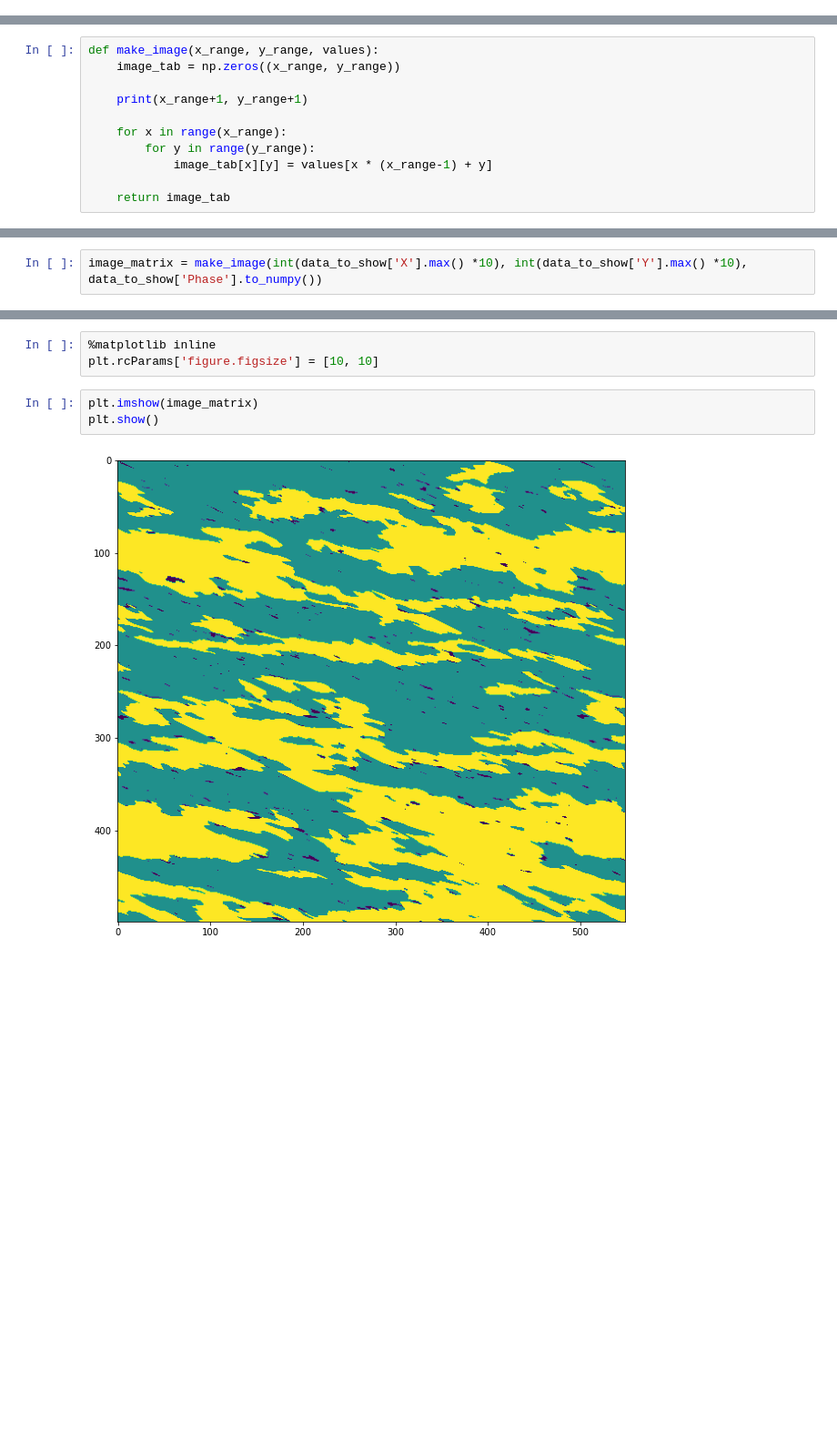
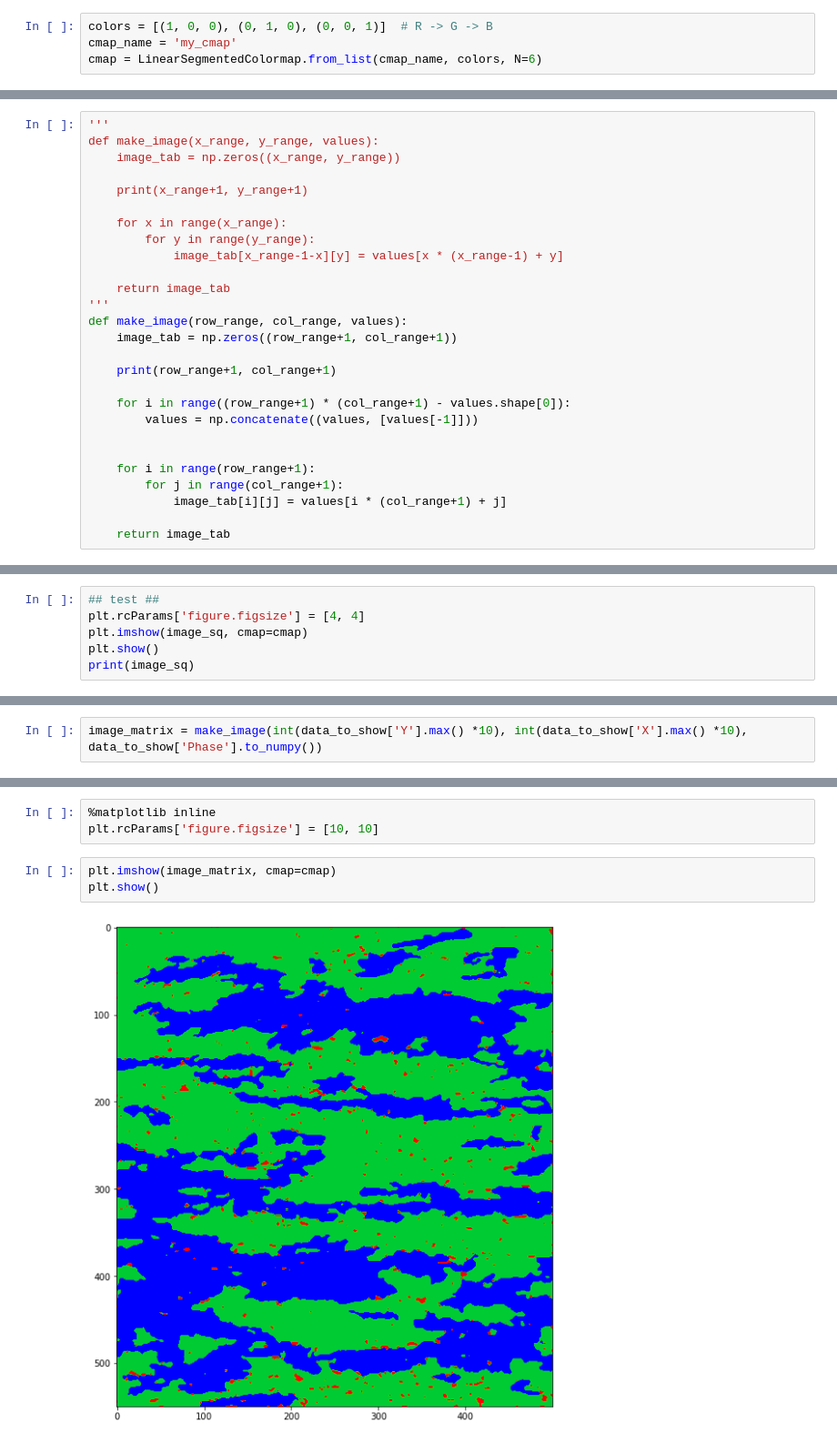
Before and after one commit to KrzysiekJa/grain-images-analytics, a Jupyter notebook: notebook.ipynb, the cells around one changed output, grey strips where cells are left out. Shown at 91% size. Drawn from its saved outputs; the diff is of its cells as text; blank space fills up the shorter version.

Commit message:
Added pictures. Corections in image reading [important].

```diff
--- a/notebook.ipynb
+++ b/notebook.ipynb
@@ -6,3 +7,7 @@ from matplotlib import cm
+# %%
+colors = [(1, 0, 0), (0, 1, 0), (0, 0, 1)]  # R -> G -> B
+cmap_name = 'my_cmap'
+cmap = LinearSegmentedColormap.from_list(cmap_name, colors, N=6)
 # %%
 #df = pd.read_csv("CP800_initial_IMM_nano_2_ebsd_output.txt",sep='\t')
 df = pd.read_csv("CP800_initial_3rd_RD_ND_EP_ebsd_output.txt",sep='\t')
@@ -48,6 +53,7 @@ Phases:  [1 2 3]
 | 8 | 0.8 | 0.0 | 2 | 50 |
 | 9 | 0.9 | 0.0 | 2 | 50 |
 # %%
+'''
 def make_image(x_range, y_range, values):
     image_tab = np.zeros((x_range, y_range))
 
@@ -55,6 +61,21 @@ def make_image(x_range, y_range, values):
 
     for x in range(x_range):
         for y in range(y_range):
-            image_tab[x][y] = values[x * (x_range-1) + y]
+            image_tab[x_range-1-x][y] = values[x * (x_range-1) + y]
 
     return image_tab
+'''
+def make_image(row_range, col_range, values):
+    image_tab = np.zeros((row_range+1, col_range+1))
+
+    print(row_range+1, col_range+1)
+
+    for i in range((row_range+1) * (col_range+1) - values.shape[0]):
+        values = np.concatenate((values, [values[-1]]))
+
+
+    for i in range(row_range+1):
+        for j in range(col_range+1):
+            image_tab[i][j] = values[i * (col_range+1) + j]
+
+    return image_tab
@@ -60,0 +114,6 @@ def make_image(x_range, y_range, values):
+# %%
+## test ##
+plt.rcParams['figure.figsize'] = [4, 4]
+plt.imshow(image_sq, cmap=cmap)
+plt.show()
+print(image_sq)
@@ -61,3 +126,3 @@ def make_image(x_range, y_range, values):
 # %%
-image_matrix = make_image(int(data_to_show['X'].max() *10), int(data_to_show['Y'].max() *10), data_to_show['Phase'].to_numpy())
+image_matrix = make_image(int(data_to_show['Y'].max() *10), int(data_to_show['X'].max() *10), data_to_show['Phase'].to_numpy())
 # %% [output]
@@ -66,7 +131,7 @@ image_matrix = make_image(int(data_to_show['X'].max() *10), int(data_to_show['Y'
 %matplotlib inline
 plt.rcParams['figure.figsize'] = [10, 10]
 # %%
-plt.imshow(image_matrix)
+plt.imshow(image_matrix, cmap=cmap)
 plt.show()
 # %% [output]
-[figure, old version]
+[figure, new version]
```
Also changed, not shown: parts of 19 cells of this notebook, 3 other files.
